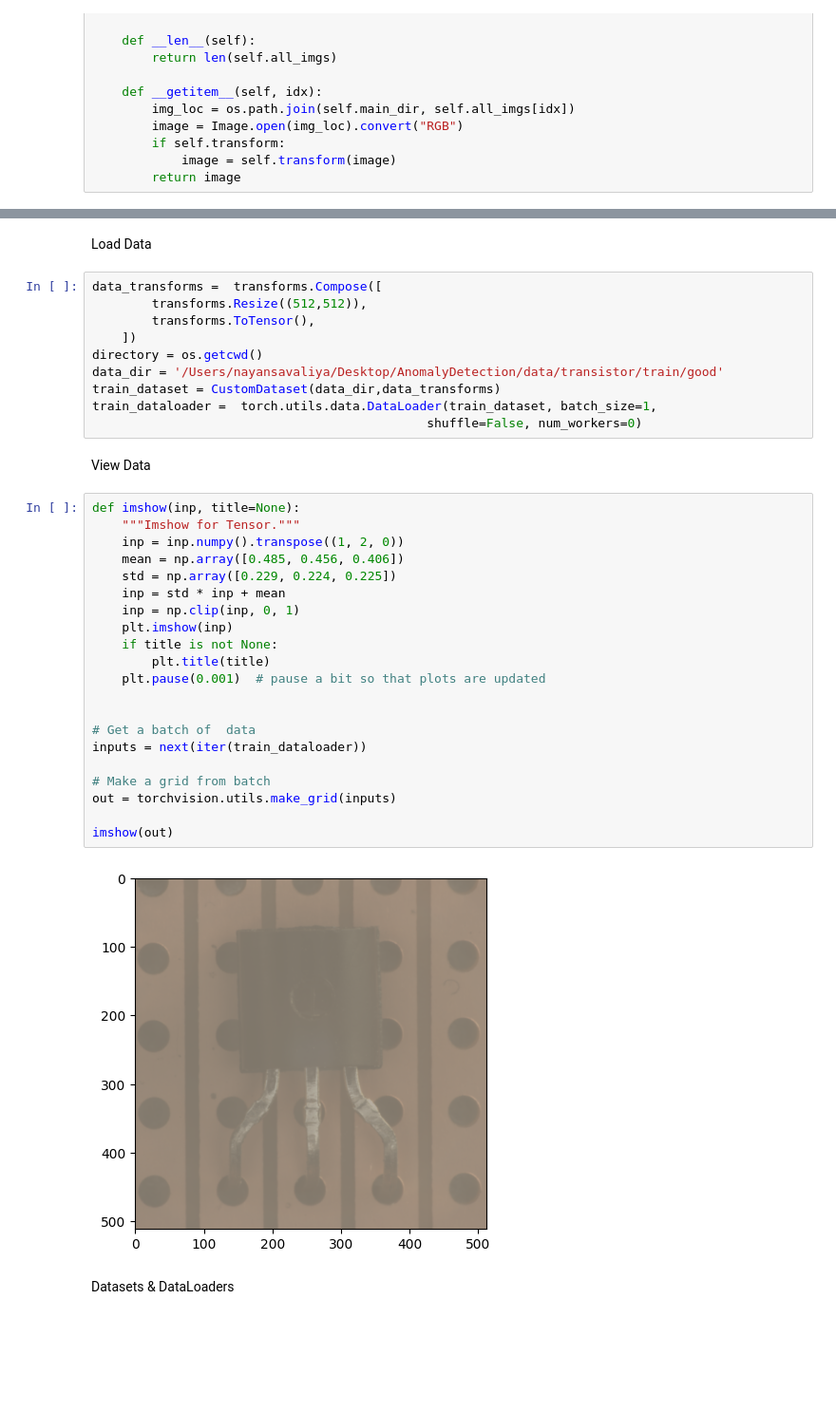
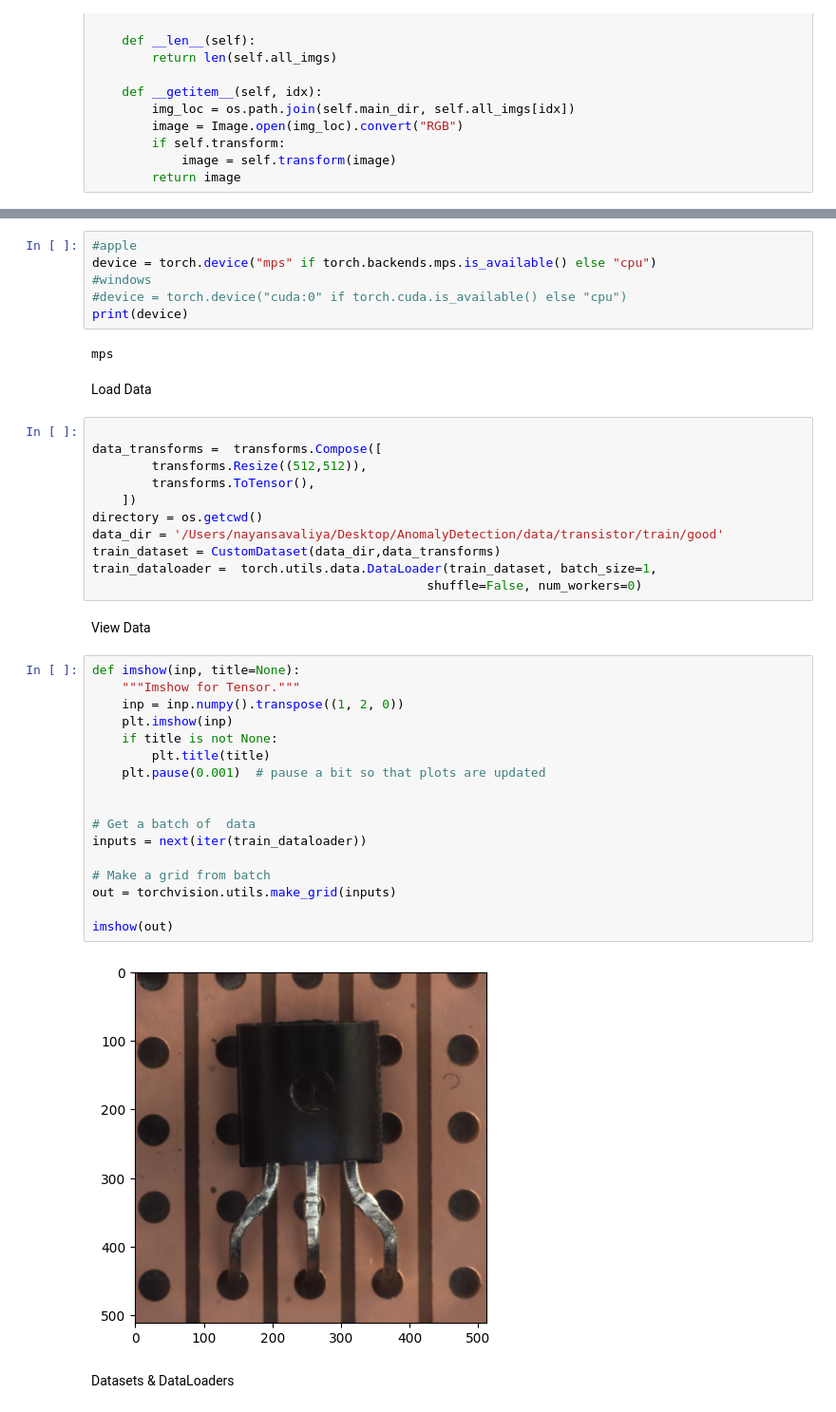
Before and after one commit to nayansavaliya/anomaly-detection, a Jupyter notebook: src/transistor.ipynb, the cells around one changed output, grey strips where cells are left out. Shown at 95% size. Cells and saved outputs as stored; diff of their text form; blank space fills up the shorter version.

```diff
--- a/src/transistor.ipynb
+++ b/src/transistor.ipynb
@@ -46,6 +50,15 @@ class CustomDataset(Dataset):
+# %%
+#apple
+device = torch.device("mps" if torch.backends.mps.is_available() else "cpu")
+#windows
+#device = torch.device("cuda:0" if torch.cuda.is_available() else "cpu")
+print(device)
+# %% [output]
+mps
 # %% [markdown]
 Load Data
 # %%
+
 data_transforms =  transforms.Compose([
         transforms.Resize((512,512)),
         transforms.ToTensor(),
@@ -60,26 +73,22 @@ View Data
 # %%
 def imshow(inp, title=None):
     """Imshow for Tensor."""
     inp = inp.numpy().transpose((1, 2, 0))
-    mean = np.array([0.485, 0.456, 0.406])
-    std = np.array([0.229, 0.224, 0.225])
-    inp = std * inp + mean
-    inp = np.clip(inp, 0, 1)
     plt.imshow(inp)
     if title is not None:
         plt.title(title)
     plt.pause(0.001)  # pause a bit so that plots are updated
 
 
 # Get a batch of  data
 inputs = next(iter(train_dataloader))
 
 # Make a grid from batch
 out = torchvision.utils.make_grid(inputs)
 
 imshow(out)
 # %% [output]
-[figure, old version]
+[figure, new version]
 # %% [markdown]
 Datasets & DataLoaders
 # %%
```
Also changed, not shown: parts of 4 cells of this notebook.
